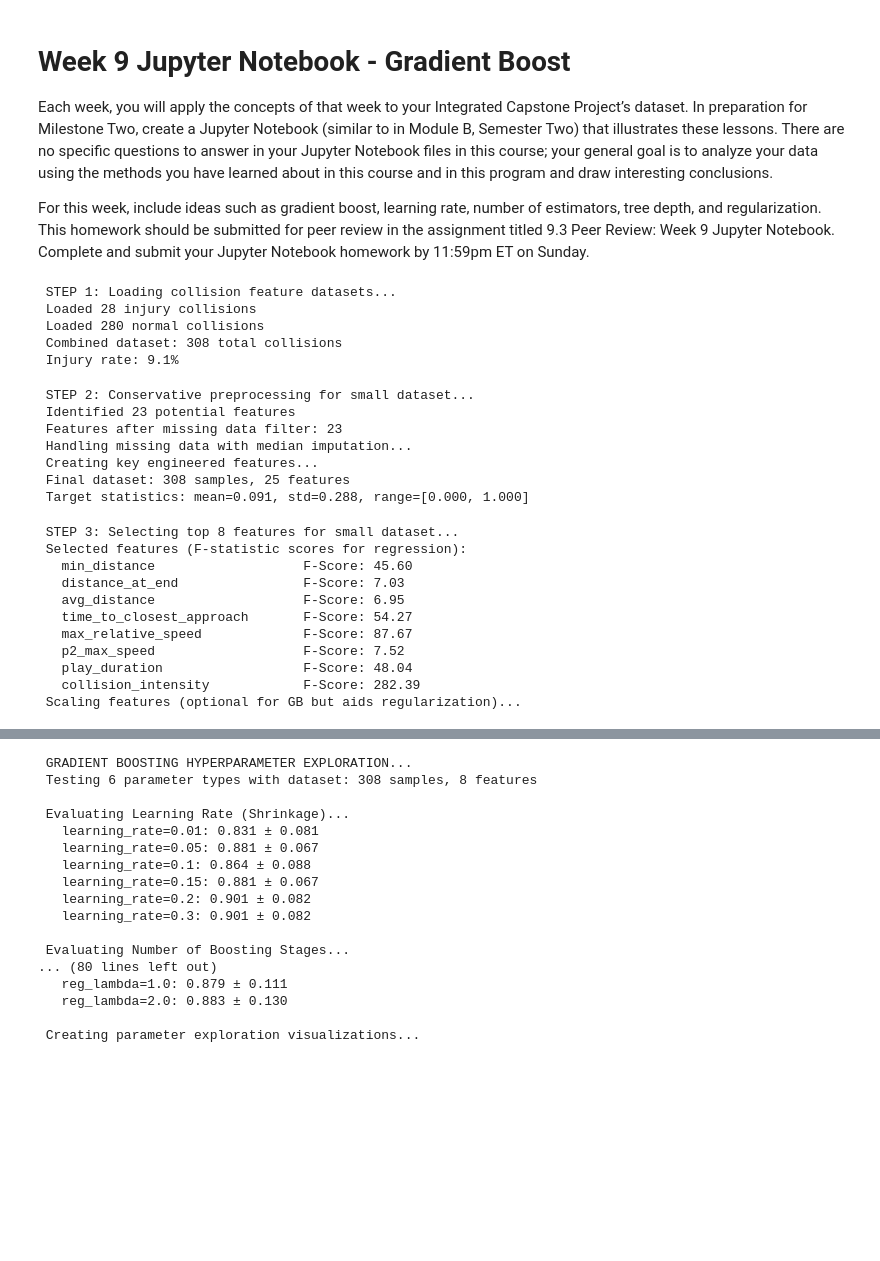
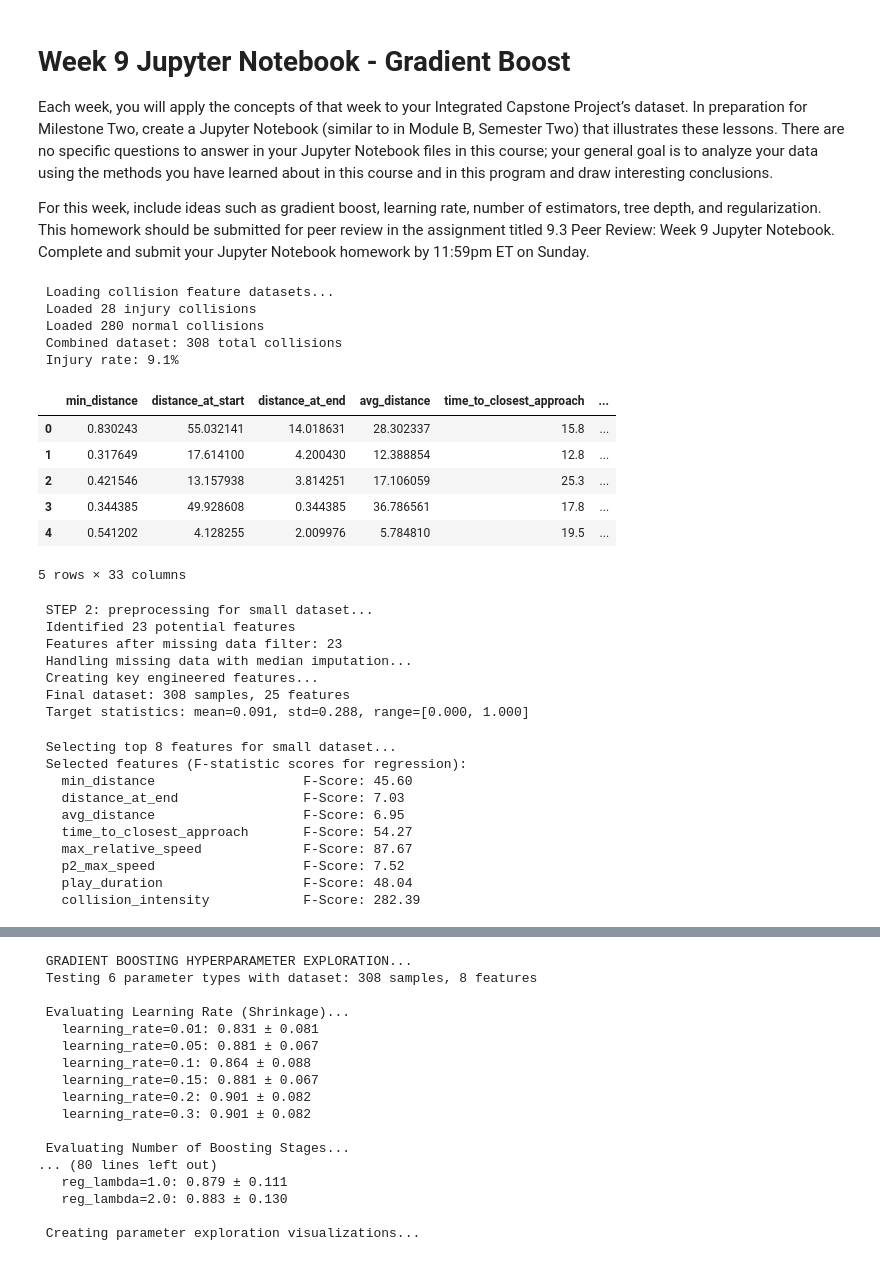
Before and after one commit to shmorhunmsds/summer_milestone_2, a Jupyter notebook: week_9_final.ipynb, the cells around one changed output, grey strips where cells are left out. Drawn from its saved outputs; the diff is of its cells as text; code cells hidden in the pictures; blank space fills up the shorter version.

```diff
--- a/week_9_final.ipynb
+++ b/week_9_final.ipynb
@@ -7,7 +7,7 @@ For this week, include ideas such as gradient boost, learning rate, number of es
 import pandas as pd
 def load_collision_data():
     """Load the collision feature datasets"""
-    print("\n STEP 1: Loading collision feature datasets...")
+    print("\n Loading collision feature datasets...")
 
     injury_df = pd.read_csv('scripts/punt_analytics/injury_collision_features.csv')
     normal_df = pd.read_csv('scripts/punt_analytics/normal_collision_features.csv')
@@ -23,24 +23,34 @@ def load_collision_data():
 
 combined_df, injury_df, normal_df = load_collision_data()
 # %% [output]
- STEP 1: Loading collision feature datasets...
+ Loading collision feature datasets...
  Loaded 28 injury collisions
  Loaded 280 normal collisions
  Combined dataset: 308 total collisions
  Injury rate: 9.1%
+# %%
+combined_df.head()
+# %% [output]
+|  | min_distance | distance_at_start | distance_at_end | avg_distance | time_to_closest_approach | ... |
+| 0 | 0.830243 | 55.032141 | 14.018631 | 28.302337 | 15.8 | ... |
+| 1 | 0.317649 | 17.614100 | 4.200430 | 12.388854 | 12.8 | ... |
+| 2 | 0.421546 | 13.157938 | 3.814251 | 17.106059 | 25.3 | ... |
+| 3 | 0.344385 | 49.928608 | 0.344385 | 36.786561 | 17.8 | ... |
+| 4 | 0.541202 | 4.128255 | 2.009976 | 5.784810 | 19.5 | ... |
+5 rows × 33 columns
 # %%
 import numpy as np
 import pandas as pd
 
 def preprocess_small_dataset(df, target_col='is_injury', remove_outliers=False):
-    """Conservative preprocessing for small datasets - adapted for gradient boosted regression"""
-    print("\n STEP 2: Conservative preprocessing for small dataset...")
+    """preprocessing for small datasets - adapted for gradient boosted regression"""
+    print("\n STEP 2: preprocessing for small dataset...")
 
     # Identify feature columns
     exclude_cols = [
         'season_year', 'gamekey', 'playid', 'injured_player', 'partner_player',
         'impact_type', 'player_activity', 'partner_activity', 'friendly_fire',
-        'is_injury'  # Changed target from binary to continuous
+        'is_injury'
     ]
 
     feature_cols = [col for col in df.columns if col not in exclude_cols]
@@ -110,7 +120,7 @@ def preprocess_small_dataset(df, target_col='is_injury', remove_outliers=False):
 # Preprocess with conservative settings for gradient boosting
 X, y = preprocess_small_dataset(combined_df, remove_outliers=False)  # Skip outlier removal
 # %% [output]
- STEP 2: Conservative preprocessing for small dataset...
+ STEP 2: preprocessing for small dataset...
  Identified 23 potential features
  Features after missing data filter: 23
  Handling missing data with median imputation...
@@ -124,7 +134,7 @@ import pandas as pd
 
 def select_features_small_dataset(X, y, k=8):
     """Feature selection optimized for small datasets with gradient boosted regression"""
-    print(f"\n STEP 3: Selecting top {k} features for small dataset...")
+    print(f"\n Selecting top {k} features for small dataset...")
 
     # Use fewer features for small datasets to avoid overfitting
     k = min(k, X.shape[1], len(y) // 3)  # Rule: max features = samples/3
@@ -148,7 +158,6 @@ def select_features_small_dataset(X, y, k=8):
 
     # Note: Feature scaling is optional for gradient boosting (tree-based models)
     # but can help with regularization and feature importance interpretation
-    print(" Scaling features (optional for GB but aids regularization)...")
     scaler = RobustScaler()  # RobustScaler works well with tree-based models
     X_scaled = pd.DataFrame(
         scaler.fit_transform(X_selected),
@@ -160,7 +169,7 @@ def select_features_small_dataset(X, y, k=8):
 
 X_scaled, feature_names, scaler = select_features_small_dataset(X, y, k=8)
 # %% [output]
- STEP 3: Selecting top 8 features for small dataset...
+ Selecting top 8 features for small dataset...
  Selected features (F-statistic scores for regression):
    min_distance                   F-Score: 45.60
    distance_at_end                F-Score: 7.03
@@ -170,7 +179,6 @@ X_scaled, feature_names, scaler = select_features_small_dataset(X, y, k=8)
    p2_max_speed                   F-Score: 7.52
    play_duration                  F-Score: 48.04
    collision_intensity            F-Score: 282.39
- Scaling features (optional for GB but aids regularization)...
 # %%
 from sklearn.ensemble import GradientBoostingClassifier
 from sklearn.model_selection import cross_val_score, LeaveOneOut, StratifiedKFold
```
Also changed, not shown: parts of 11 cells of this notebook, 1 other file.
